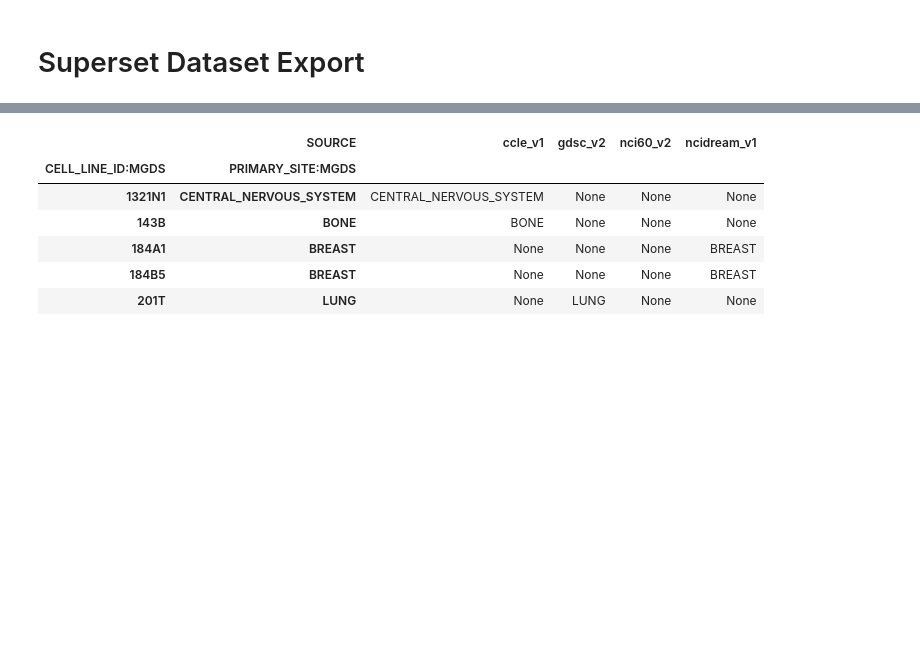
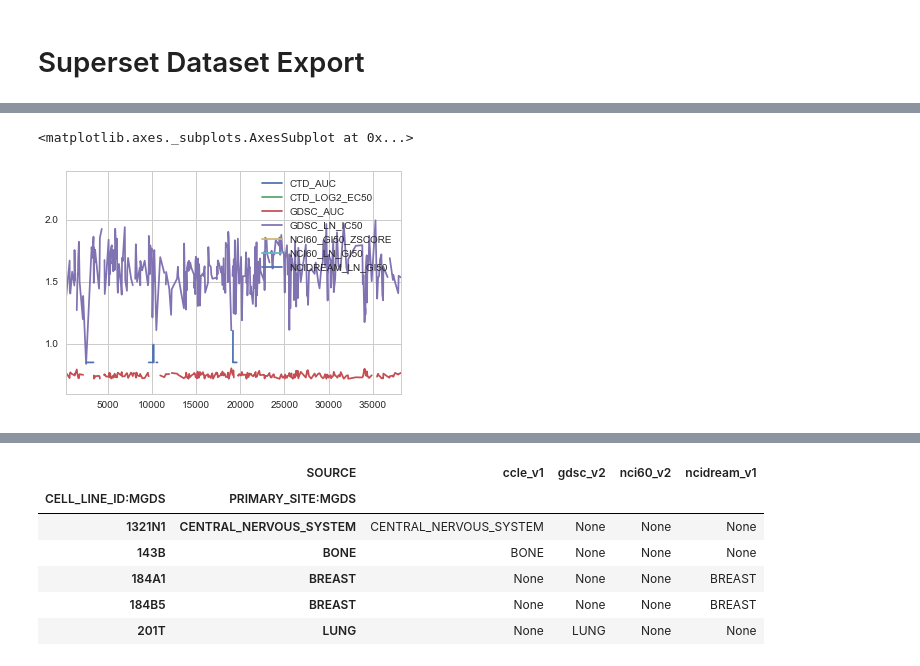
Before and after one commit to eric-czech/mgds, a Jupyter notebook: python/notebook/data_aggregation/export/superset/cell_line_meta.ipynb, the cells around one changed output, grey strips where cells are left out. Cells and saved outputs as stored; diff of their text form; code cells hidden in the pictures; blank space fills up the shorter version.

```diff
--- a/python/notebook/data_aggregation/export/superset/cell_line_meta.ipynb
+++ b/python/notebook/data_aggregation/export/superset/cell_line_meta.ipynb
@@ -21,0 +20,6 @@ pd.set_option('display.max_info_rows', 50000000)
+# %%
+x = pd.read_pickle('/tmp/df.pkl')
+drug_names = ['CETUXIMAB', 'DOXORUBICIN', 'GEFITINIB']
+x = x[x['DRUG_NAME_MGDS'].isin(drug_names)]
+#x = x.drop('DRUG_NAME_MGDS', axis=1)
+x.info()
@@ -21,0 +39,3 @@ pd.set_option('display.max_info_rows', 50000000)
+# %%
+x = x[x.notnull().sum(axis=1) > 2]
+x.info()
@@ -21,0 +87,6 @@ pd.set_option('display.max_info_rows', 50000000)
+# %%
+fig = plt.figure()
+x.plot(ax=fig.gca())
+# %% [output]
+<matplotlib.axes._subplots.AxesSubplot at 0x...>
+[figure, added]
```
Also changed, not shown: parts of 8 cells of this notebook, 24 other files.
